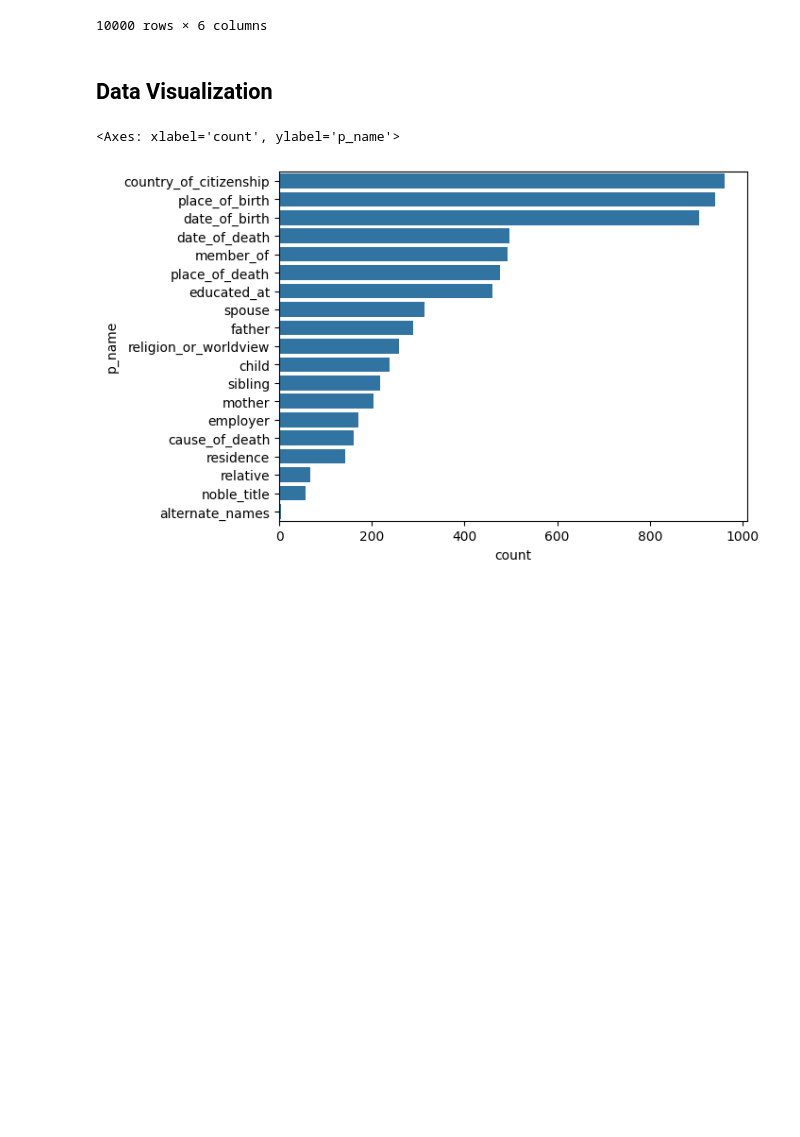
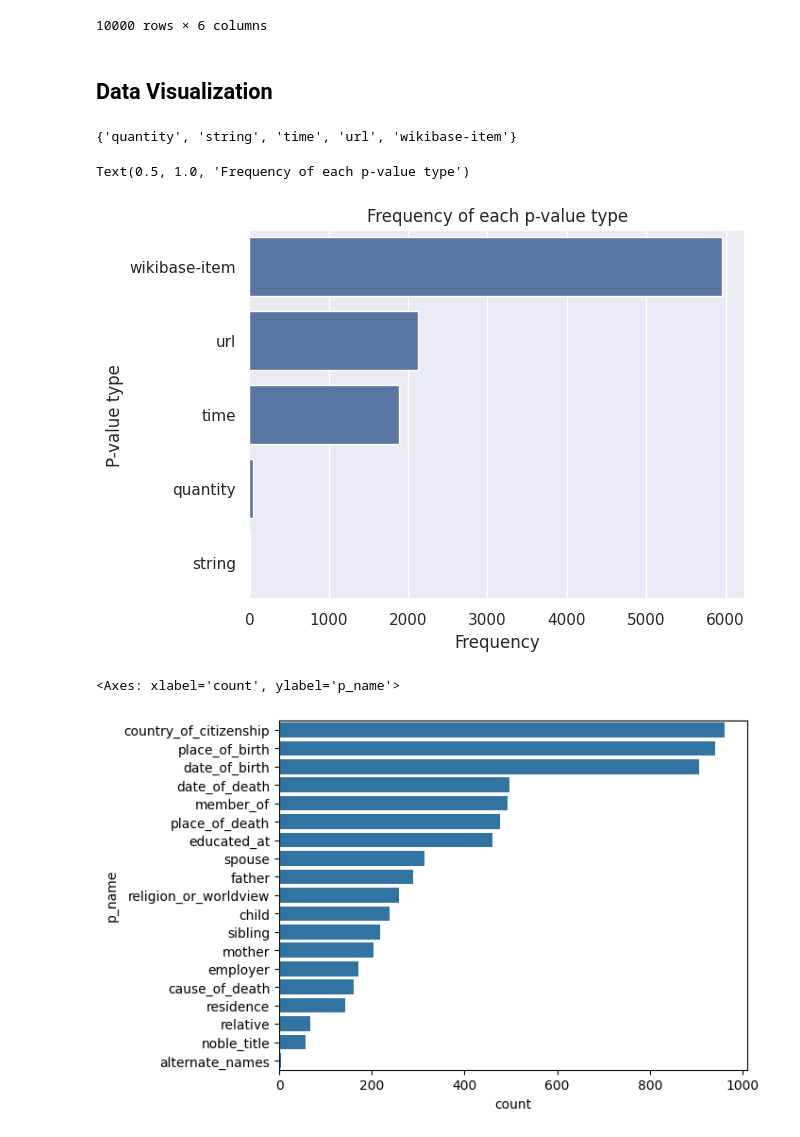
Before and after one commit to ignacioct/EHUMasterThesis, a Jupyter notebook: wikidata_extraction/extract_wikidata_triplets.ipynb, the cells around one changed output. Drawn from its saved outputs; the diff is of its cells as text; code cells hidden in the pictures; blank space fills up the shorter version.

Commit message:
Added extra visualizations

```diff
--- a/wikidata_extraction/extract_wikidata_triplets.ipynb
+++ b/wikidata_extraction/extract_wikidata_triplets.ipynb
@@ -26,6 +26,29 @@ extraction
 10000 rows × 6 columns
 # %% [markdown]
 ## Data Visualization
+# %%
+# Obtain all the possible p_value_types
+p_value_types = set()
+
+for index_row, row in extraction.iterrows():
+    p_value_types.add(row["p_value_type"])
+
+p_value_types
+# %% [output]
+{'quantity', 'string', 'time', 'url', 'wikibase-item'}
+# %%
+# Plot the frrquency of each p_value_type
+sns.set_theme(style="darkgrid")
+ax = sns.countplot(
+    y="p_value_type",
+    data=extraction,
+    order=extraction["p_value_type"].value_counts().index,
+)
+ax.set(xlabel="Frequency", ylabel="P-value type")
+ax.set_title("Frequency of each p-value type")
+# %% [output]
+Text(0.5, 1.0, 'Frequency of each p-value type')
+[figure, added]
 # %%
 # Plot the distribution of p_names regarding person slots
 person_slots_dict = {
```
